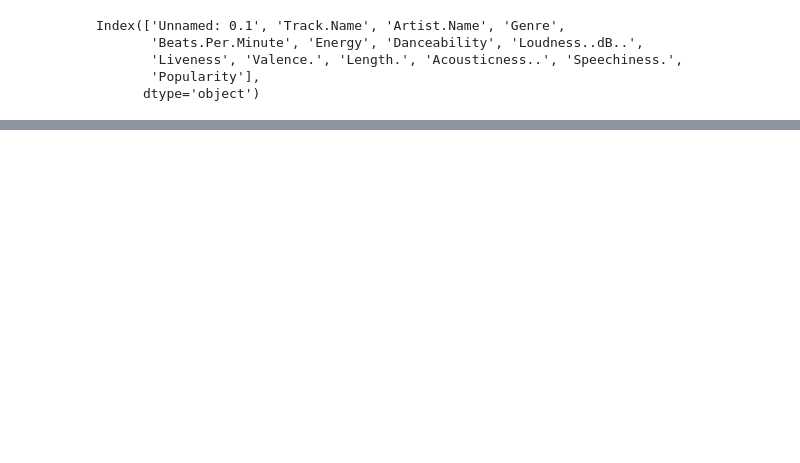
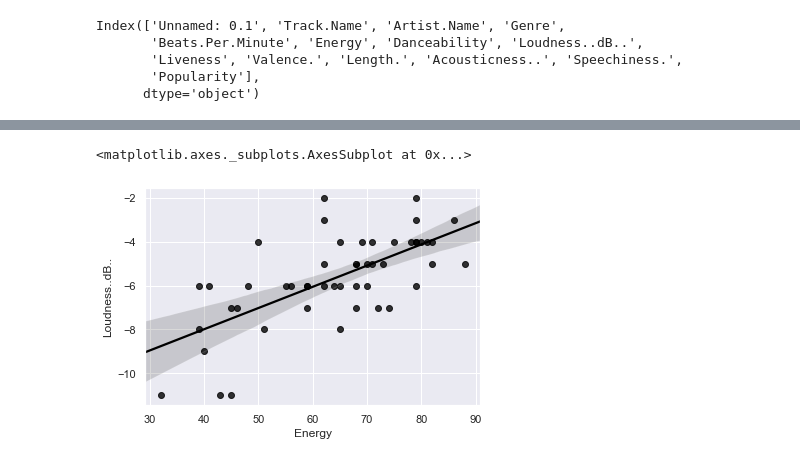
Before and after one commit to Johnsonxd4/analysis_with_pandas, a Jupyter notebook: spotify-songs/spotify-songs.ipynb, the cells around one changed output, grey strips where cells are left out. Drawn from its saved outputs; the diff is of its cells as text; code cells hidden in the pictures; blank space fills up the shorter version.

```diff
--- a/spotify-songs/spotify-songs.ipynb
+++ b/spotify-songs/spotify-songs.ipynb
@@ -86,0 +89,5 @@ sns.regplot(x='Speechiness.',y='Popularity',data=df)
+# %%
+sns.regplot(x='Energy',y='Loudness..dB..',data=df,color='black')
+# %% [output]
+<matplotlib.axes._subplots.AxesSubplot at 0x...>
+[figure, added]
```
Also changed, not shown: parts of 11 cells of this notebook.
